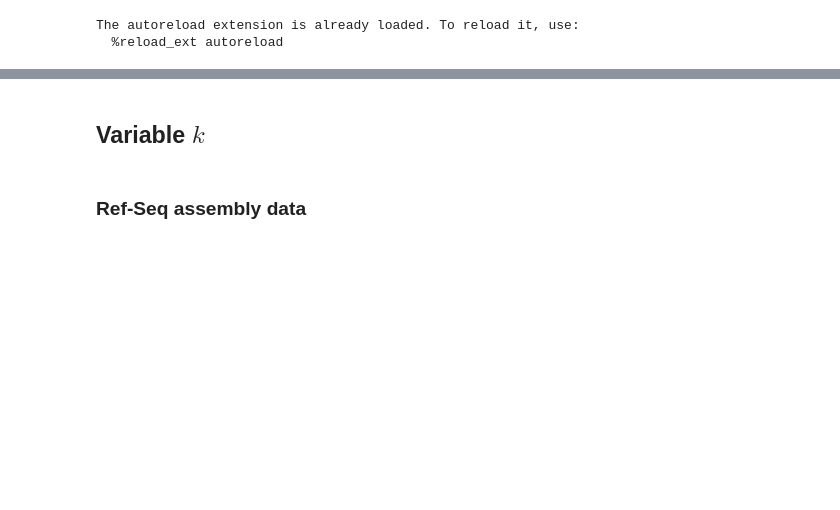
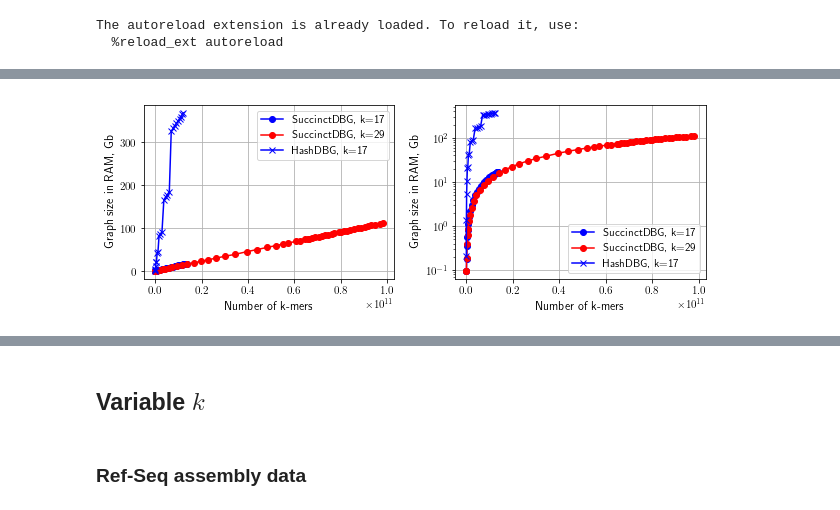
Before and after one commit to ratschlab/metagraph, a Jupyter notebook: projects/refseq/growth_analysis.ipynb, the cells around one changed output, grey strips where cells are left out. Saved outputs shown, nothing was run; the diff lists cells and outputs as text; code cells hidden in the pictures; blank space fills up the shorter version.

```diff
--- a/projects/refseq/growth_analysis.ipynb
+++ b/projects/refseq/growth_analysis.ipynb
@@ -33,0 +67,2 @@ The autoreload extension is already loaded. To reload it, use:
+# %%
+data = {}
@@ -33,0 +197,14 @@ The autoreload extension is already loaded. To reload it, use:
+# %%
+text = !for file in results/lsf.o*; do tail -1 $file; done
+
+num_kmers = []
+peak_ram = []
+
+for stats in text:
+    _, x, y = stats.split()
+    num_kmers.append(int(x))
+    peak_ram.append(int(y))
+
+data['Hash, k=17'] = {}
+data['Hash, k=17']['num_kmers'] = num_kmers
+data['Hash, k=17']['peak_ram'] = peak_ram
@@ -33,0 +230,43 @@ The autoreload extension is already loaded. To reload it, use:
+# %%
+width = 3.487 * 1.5
+height = width / 1.618
+
+fig, axes = plt.subplots(1, 2, figsize=(width / 1.2 * 2, height))
+#ax.set_title('RefSeq graph, with replaced \'N\'s')
+#ax.set_title('RefSeq assembly graph')
+
+ax = axes[0]
+for ax in axes:
+    idx = np.argsort(data['Succinct, k=17']['num_kmers'])
+    ax.plot(np.array(data['Succinct, k=17']['num_kmers'])[idx],
+            np.array(data['Succinct, k=17']['peak_ram'])[idx] / 10**6,
+            'b', marker='o', label='SuccinctDBG, k=17')
+
+    idx = np.argsort(data['Succinct, k=29']['num_kmers'])
+    ax.plot(np.array(data['Succinct, k=29']['num_kmers'])[idx],
+            np.array(data['Succinct, k=29']['peak_ram'])[idx] / 10**6,
+            'r', marker='o', label='SuccinctDBG, k=29')
+
+    idx = np.argsort(data['Hash, k=17']['num_kmers'])
+    ax.plot(np.array(data['Hash, k=17']['num_kmers'])[idx],
+            np.array(data['Hash, k=17']['peak_ram'])[idx] / 10**6,
+            'b', marker='x', label='HashDBG, k=17')
+
+    # idx = np.argsort(data['Hash, k=29']['num_kmers'])
+    # ax.plot(np.array(data['Hash, k=29']['num_kmers'])[idx],
+    #         np.array(data['Hash, k=29']['peak_ram'])[idx] / 10**6,
+    #         'r', marker='x', label='Hash, k=29')
+
+    ax.set_xlabel('Number of k-mers')
+    ax.set_ylabel('Graph size in RAM, Gb')
+    #ax.set_xticks(np.array(k_array))
+    ax.grid(True)
+    ax.legend(loc='best')
+
+axes[1].set_yscale('log')
+
+plt.tight_layout()
+plt.savefig('graph_input_scalability.pdf', format='pdf', bbox_inches='tight')
+plt.show()
+# %% [output]
+[figure, added]
```
Also changed, not shown: parts of 86 cells of this notebook, 1 other file.
